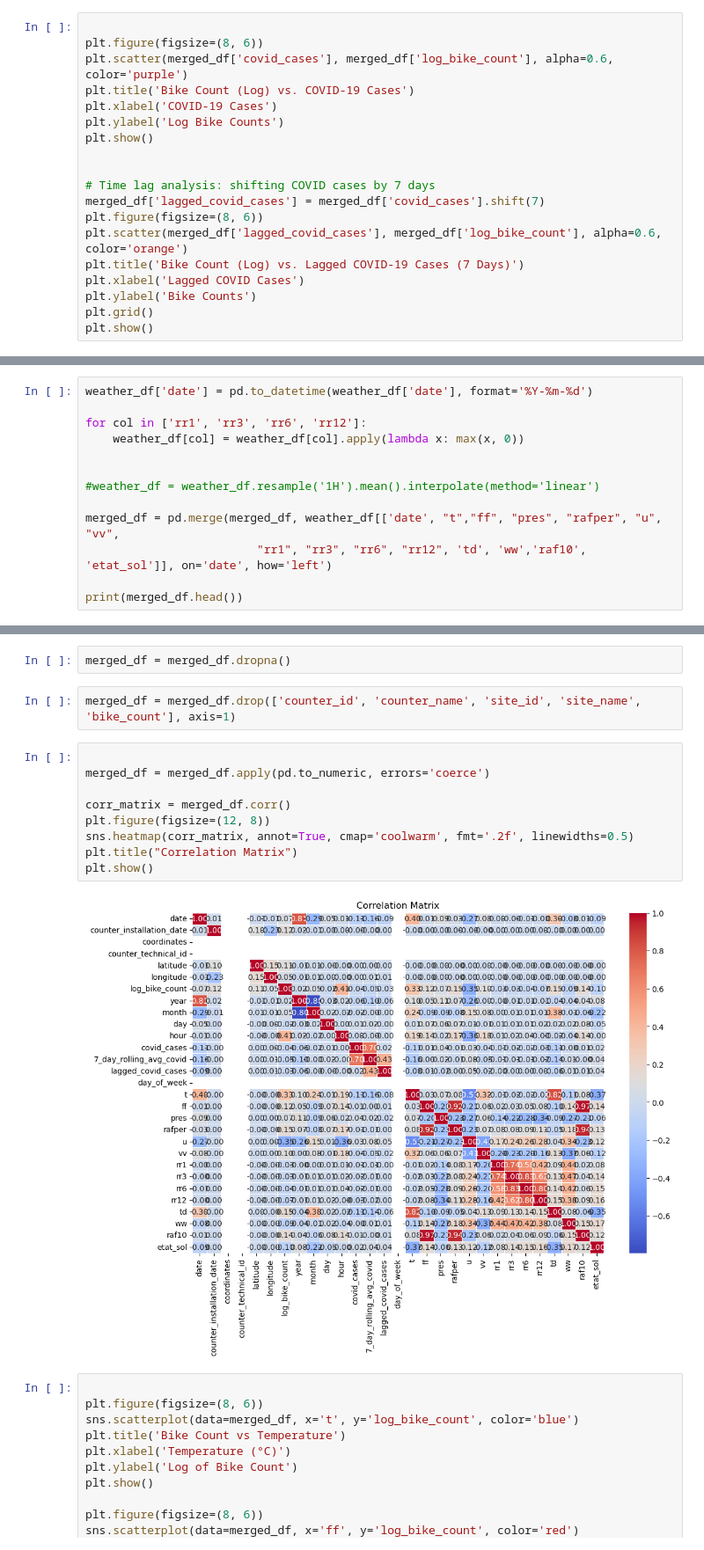
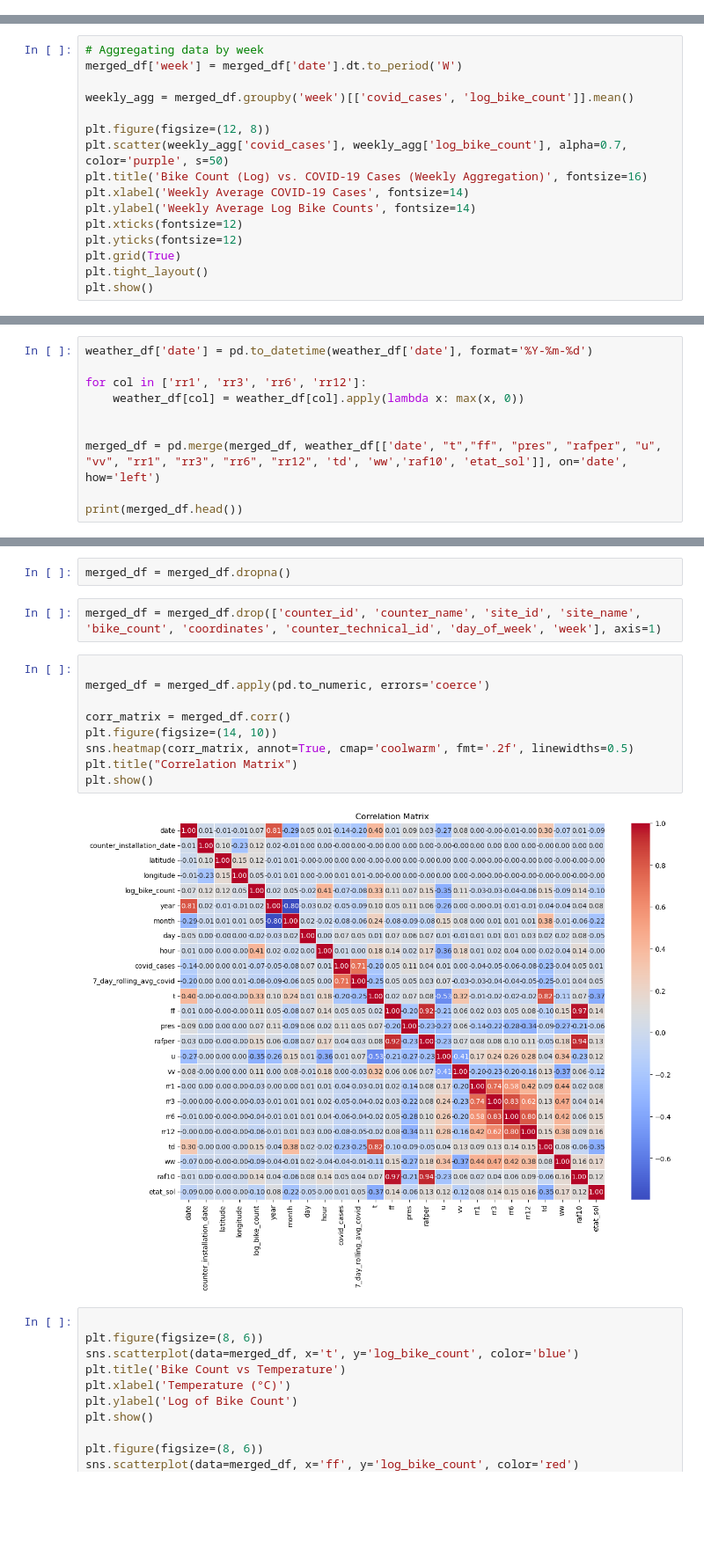
Before and after one commit to magdalenajankowska/tools_for_ds, a Jupyter notebook: EDA.ipynb, the cells around one changed output, grey strips where cells are left out. Shown at 88% size. Drawn from its saved outputs; the diff is of its cells as text; blank space fills up the shorter version.

```diff
--- a/EDA.ipynb
+++ b/EDA.ipynb
@@ -521,22 +564,3 @@ Index(['counter_id', 'counter_name', 'site_id', 'site_name', 'bike_count',
        'counter_technical_id', 'latitude', 'longitude', 'log_bike_count',
        'year', 'month', 'day', 'hour', 'date_only'],
       dtype='object')
-# %%
-
-plt.figure(figsize=(8, 6))
-plt.scatter(merged_df['covid_cases'], merged_df['log_bike_count'], alpha=0.6, color='purple')
-plt.title('Bike Count (Log) vs. COVID-19 Cases')
-plt.xlabel('COVID-19 Cases')
-plt.ylabel('Log Bike Counts')
-plt.show()
-
-
-# Time lag analysis: shifting COVID cases by 7 days
-merged_df['lagged_covid_cases'] = merged_df['covid_cases'].shift(7)
-plt.figure(figsize=(8, 6))
-plt.scatter(merged_df['lagged_covid_cases'], merged_df['log_bike_count'], alpha=0.6, color='orange')
-plt.title('Bike Count (Log) vs. Lagged COVID-19 Cases (7 Days)')
-plt.xlabel('Lagged COVID Cases')
-plt.ylabel('Bike Counts')
-plt.grid()
-plt.show()
@@ -545,0 +567,16 @@ plt.show()
+# %%
+# Aggregating data by week
+merged_df['week'] = merged_df['date'].dt.to_period('W')
+
+weekly_agg = merged_df.groupby('week')[['covid_cases', 'log_bike_count']].mean()
+
+plt.figure(figsize=(12, 8))
+plt.scatter(weekly_agg['covid_cases'], weekly_agg['log_bike_count'], alpha=0.7, color='purple', s=50)
+plt.title('Bike Count (Log) vs. COVID-19 Cases (Weekly Aggregation)', fontsize=16)
+plt.xlabel('Weekly Average COVID-19 Cases', fontsize=14)
+plt.ylabel('Weekly Average Log Bike Counts', fontsize=14)
+plt.xticks(fontsize=12)
+plt.yticks(fontsize=12)
+plt.grid(True)
+plt.tight_layout()
+plt.show()
@@ -565,10 +604,7 @@ for col in ['rr1', 'rr3', 'rr6', 'rr12']:
     weather_df[col] = weather_df[col].apply(lambda x: max(x, 0))
 
 
-#weather_df = weather_df.resample('1H').mean().interpolate(method='linear')
-
-merged_df = pd.merge(merged_df, weather_df[['date', "t","ff", "pres", "rafper", "u", "vv",
-                         "rr1", "rr3", "rr6", "rr12", 'td', 'ww','raf10', 'etat_sol']], on='date', how='left')
+merged_df = pd.merge(merged_df, weather_df[['date', "t","ff", "pres", "rafper", "u", "vv", "rr1", "rr3", "rr6", "rr12", 'td', 'ww','raf10', 'etat_sol']], on='date', how='left')
 
 print(merged_df.head())
 # %% [output]
@@ -615,18 +651,18 @@ dtype: int64
 # %%
 merged_df = merged_df.dropna()
 # %%
-merged_df = merged_df.drop(['counter_id', 'counter_name', 'site_id', 'site_name', 'bike_count'], axis=1)
+merged_df = merged_df.drop(['counter_id', 'counter_name', 'site_id', 'site_name', 'bike_count', 'coordinates', 'counter_technical_id', 'day_of_week', 'week'], axis=1)
 # %%
 
 merged_df = merged_df.apply(pd.to_numeric, errors='coerce')
 
 corr_matrix = merged_df.corr()
-plt.figure(figsize=(12, 8))
+plt.figure(figsize=(14, 10))
 sns.heatmap(corr_matrix, annot=True, cmap='coolwarm', fmt='.2f', linewidths=0.5)
 plt.title("Correlation Matrix")
 plt.show()
 # %% [output]
-[figure, old version]
+[figure, new version]
 # %%
 
 plt.figure(figsize=(8, 6))
```
Also changed, not shown: parts of 34 cells of this notebook.
